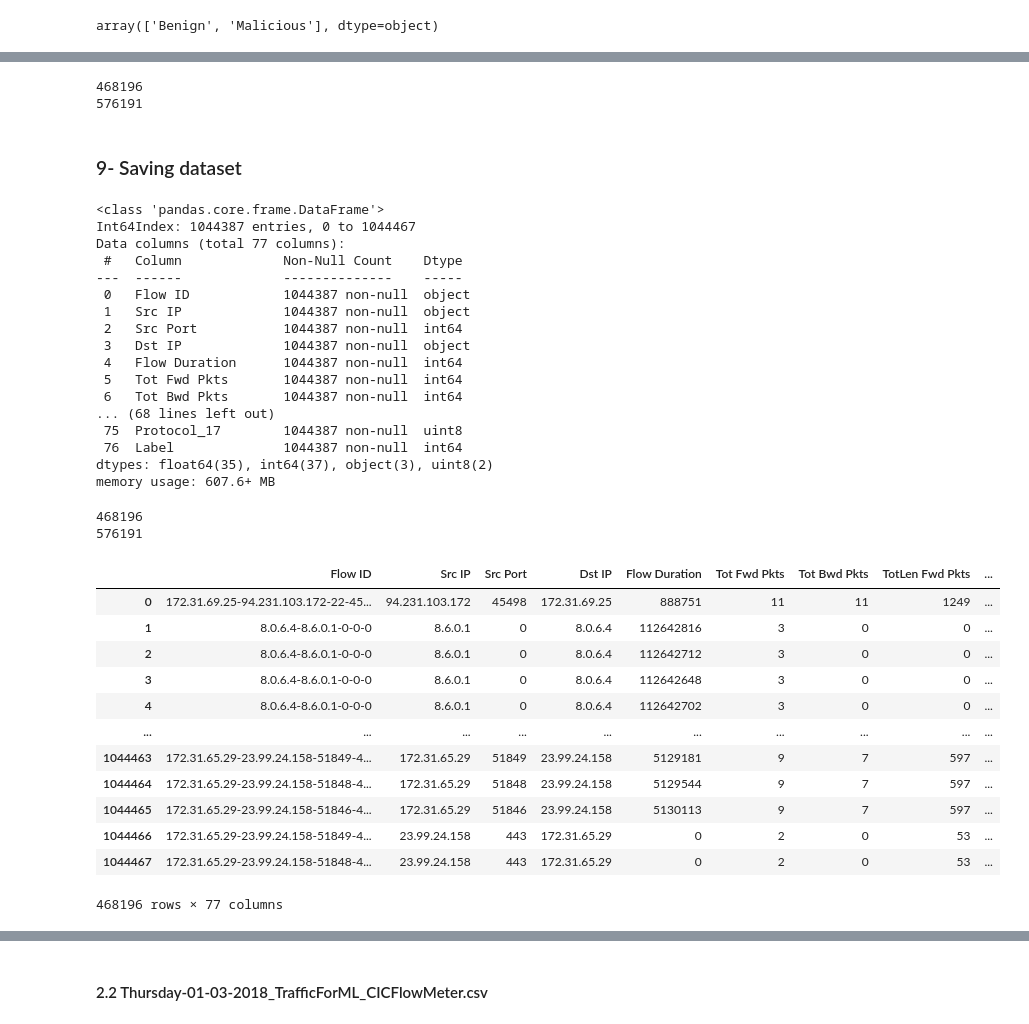
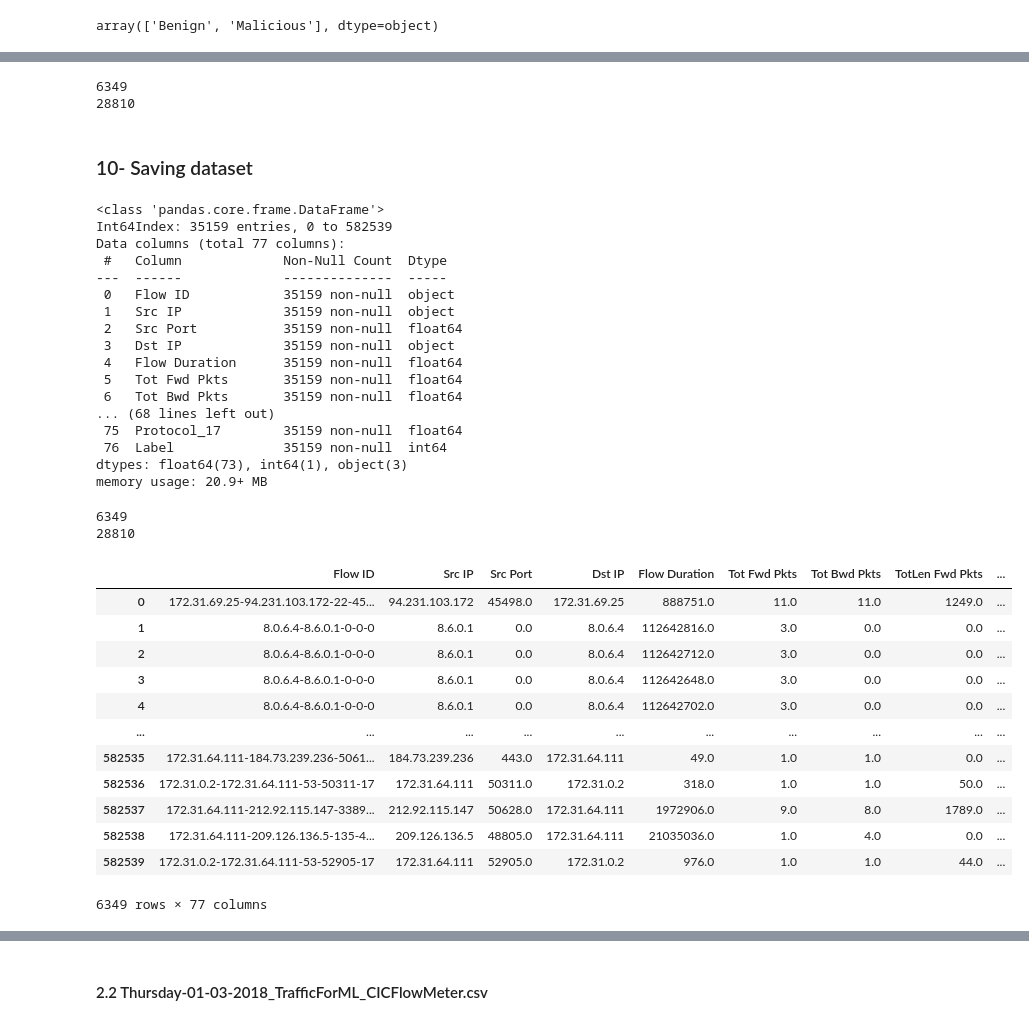
Before and after one commit to alittlesheepofGod/cse-cic-ids2018, a Jupyter notebook: 1-Exploring_CIC-IDS-2018_Dataset.ipynb, the cells around one changed output, grey strips where cells are left out. Saved outputs shown, nothing was run; the diff lists cells and outputs as text; code cells hidden in the pictures.

```diff
--- a/1-Exploring_CIC-IDS-2018_Dataset.ipynb
+++ b/1-Exploring_CIC-IDS-2018_Dataset.ipynb
@@ -1536,0 +1522,3 @@ df_thursday1
+# %%
+# drop missing values
+df_thursday1 = df_thursday1.dropna()
@@ -1536,0 +1559,10 @@ df_thursday1
+# %%
+# take only 28810 DDoS LOIC HTTP and 6349 benign
+mask_benign4 = (df_thursday1["Label"] == "Benign")
+mask_dos_loichttp = (df_thursday1["Label"] == "DDoS attacks-LOIC-HTTP")
+
+df_thursday1.loc[mask_benign4] = df_thursday1.loc[mask_benign4].head(6349)
+df_thursday1.loc[mask_dos_loichttp] = df_thursday1.loc[mask_dos_loichttp].head(28810)
+
+print(df_thursday1["Label"].value_counts()[['Benign']].sum())
+print(df_thursday1["Label"].value_counts()[['DDoS attacks-LOIC-HTTP']].sum())
@@ -1536,0 +1572,3 @@ df_thursday1
+# %%
+df_thursday1 = df_thursday1.dropna()
+df_thursday1
@@ -1592,53 +1655,53 @@ df_thursday1
 print(df_thursday1["Label"].value_counts()[[0]].sum())
 print(df_thursday1["Label"].value_counts()[[1]].sum())
 # %% [output]
-468196
-576191
+6349
+28810
 # %% [markdown]
-### 9- Saving dataset
+### 10- Saving dataset
 # %%
 df_thursday1.info()
 # %% [output]
 <class 'pandas.core.frame.DataFrame'>
-Int64Index: 1044387 entries, 0 to 1044467
+Int64Index: 35159 entries, 0 to 582539
 Data columns (total 77 columns):
- #   Column             Non-Null Count    Dtype
----  ------             --------------    -----
- 0   Flow ID            1044387 non-null  object
- 1   Src IP             1044387 non-null  object
- 2   Src Port           1044387 non-null  int64
- 3   Dst IP             1044387 non-null  object
- 4   Flow Duration      1044387 non-null  int64
- 5   Tot Fwd Pkts       1044387 non-null  int64
- 6   Tot Bwd Pkts       1044387 non-null  int64
+ #   Column             Non-Null Count  Dtype
+---  ------             --------------  -----
+ 0   Flow ID            35159 non-null  object
+ 1   Src IP             35159 non-null  object
+ 2   Src Port           35159 non-null  float64
+ 3   Dst IP             35159 non-null  object
+ 4   Flow Duration      35159 non-null  float64
+ 5   Tot Fwd Pkts       35159 non-null  float64
+ 6   Tot Bwd Pkts       35159 non-null  float64
 ... (68 lines left out)
- 75  Protocol_17        1044387 non-null  uint8
- 76  Label              1044387 non-null  int64
-dtypes: float64(35), int64(37), object(3), uint8(2)
-memory usage: 607.6+ MB
+ 75  Protocol_17        35159 non-null  float64
+ 76  Label              35159 non-null  int64
+dtypes: float64(73), int64(1), object(3)
+memory usage: 20.9+ MB
 # %%
 print(df_thursday1["Label"].value_counts()[[0]].sum())
 print(df_thursday1["Label"].value_counts()[[1]].sum())
 # %% [output]
-468196
-576191
+6349
+28810
 # %%
 # take dataframe of benign of the first day
-df_friday4_benign =  df_thursday1[df_thursday1["Label"]==0]
-df_friday4_benign
+df_thursday1_benign =  df_thursday1[df_thursday1["Label"]==0]
+df_thursday1_benign
 # %% [output]
 |  | Flow ID | Src IP | Src Port | Dst IP | Flow Duration | Tot Fwd Pkts | Tot Bwd Pkts | TotLen Fwd Pkts | ... |
-| 0 | 172.31.69.25-94.231.103.172-22-45... | 94.231.103.172 | 45498 | 172.31.69.25 | 888751 | 11 | 11 | 1249 | ... |
-| 1 | 8.0.6.4-8.6.0.1-0-0-0 | 8.6.0.1 | 0 | 8.0.6.4 | 112642816 | 3 | 0 | 0 | ... |
-| 2 | 8.0.6.4-8.6.0.1-0-0-0 | 8.6.0.1 | 0 | 8.0.6.4 | 112642712 | 3 | 0 | 0 | ... |
-| 3 | 8.0.6.4-8.6.0.1-0-0-0 | 8.6.0.1 | 0 | 8.0.6.4 | 112642648 | 3 | 0 | 0 | ... |
-| 4 | 8.0.6.4-8.6.0.1-0-0-0 | 8.6.0.1 | 0 | 8.0.6.4 | 112642702 | 3 | 0 | 0 | ... |
+| 0 | 172.31.69.25-94.231.103.172-22-45... | 94.231.103.172 | 45498.0 | 172.31.69.25 | 888751.0 | 11.0 | 11.0 | 1249.0 | ... |
+| 1 | 8.0.6.4-8.6.0.1-0-0-0 | 8.6.0.1 | 0.0 | 8.0.6.4 | 112642816.0 | 3.0 | 0.0 | 0.0 | ... |
+| 2 | 8.0.6.4-8.6.0.1-0-0-0 | 8.6.0.1 | 0.0 | 8.0.6.4 | 112642712.0 | 3.0 | 0.0 | 0.0 | ... |
+| 3 | 8.0.6.4-8.6.0.1-0-0-0 | 8.6.0.1 | 0.0 | 8.0.6.4 | 112642648.0 | 3.0 | 0.0 | 0.0 | ... |
+| 4 | 8.0.6.4-8.6.0.1-0-0-0 | 8.6.0.1 | 0.0 | 8.0.6.4 | 112642702.0 | 3.0 | 0.0 | 0.0 | ... |
 | ... | ... | ... | ... | ... | ... | ... | ... | ... | ... |
-| 1044463 | 172.31.65.29-23.99.24.158-51849-4... | 172.31.65.29 | 51849 | 23.99.24.158 | 5129181 | 9 | 7 | 597 | ... |
-| 1044464 | 172.31.65.29-23.99.24.158-51848-4... | 172.31.65.29 | 51848 | 23.99.24.158 | 5129544 | 9 | 7 | 597 | ... |
-| 1044465 | 172.31.65.29-23.99.24.158-51846-4... | 172.31.65.29 | 51846 | 23.99.24.158 | 5130113 | 9 | 7 | 597 | ... |
-| 1044466 | 172.31.65.29-23.99.24.158-51849-4... | 23.99.24.158 | 443 | 172.31.65.29 | 0 | 2 | 0 | 53 | ... |
-| 1044467 | 172.31.65.29-23.99.24.158-51848-4... | 23.99.24.158 | 443 | 172.31.65.29 | 0 | 2 | 0 | 53 | ... |
+| 582535 | 172.31.64.111-184.73.239.236-5061... | 184.73.239.236 | 443.0 | 172.31.64.111 | 49.0 | 1.0 | 1.0 | 0.0 | ... |
+| 582536 | 172.31.0.2-172.31.64.111-53-50311-17 | 172.31.64.111 | 50311.0 | 172.31.0.2 | 318.0 | 1.0 | 1.0 | 50.0 | ... |
+| 582537 | 172.31.64.111-212.92.115.147-3389... | 212.92.115.147 | 50628.0 | 172.31.64.111 | 1972906.0 | 9.0 | 8.0 | 1789.0 | ... |
+| 582538 | 172.31.64.111-209.126.136.5-135-4... | 209.126.136.5 | 48805.0 | 172.31.64.111 | 21035036.0 | 1.0 | 4.0 | 0.0 | ... |
+| 582539 | 172.31.0.2-172.31.64.111-53-52905-17 | 172.31.64.111 | 52905.0 | 172.31.0.2 | 976.0 | 1.0 | 1.0 | 44.0 | ... |
-468196 rows × 77 columns
+6349 rows × 77 columns
 # %%
 # take datafram of malicious of the first day
```
Also changed, not shown: parts of 148 cells of this notebook, 1 other file.
